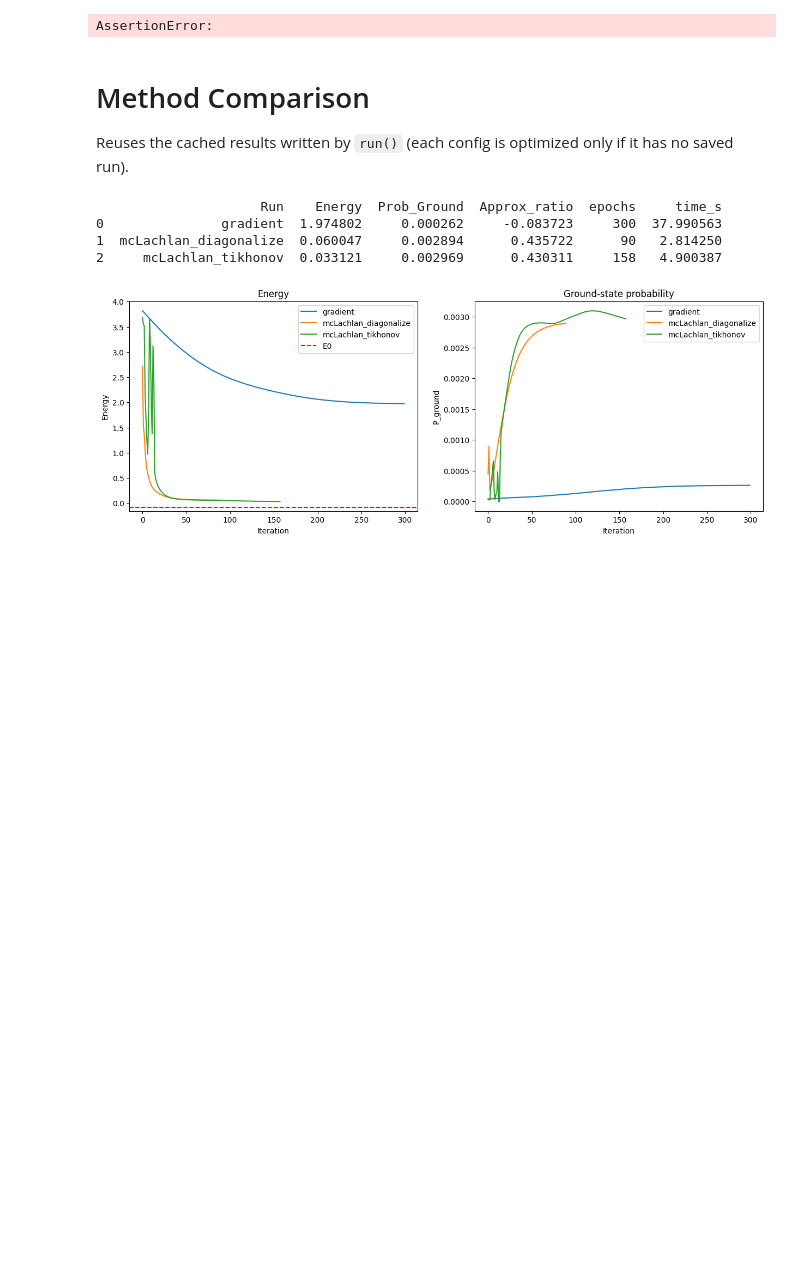
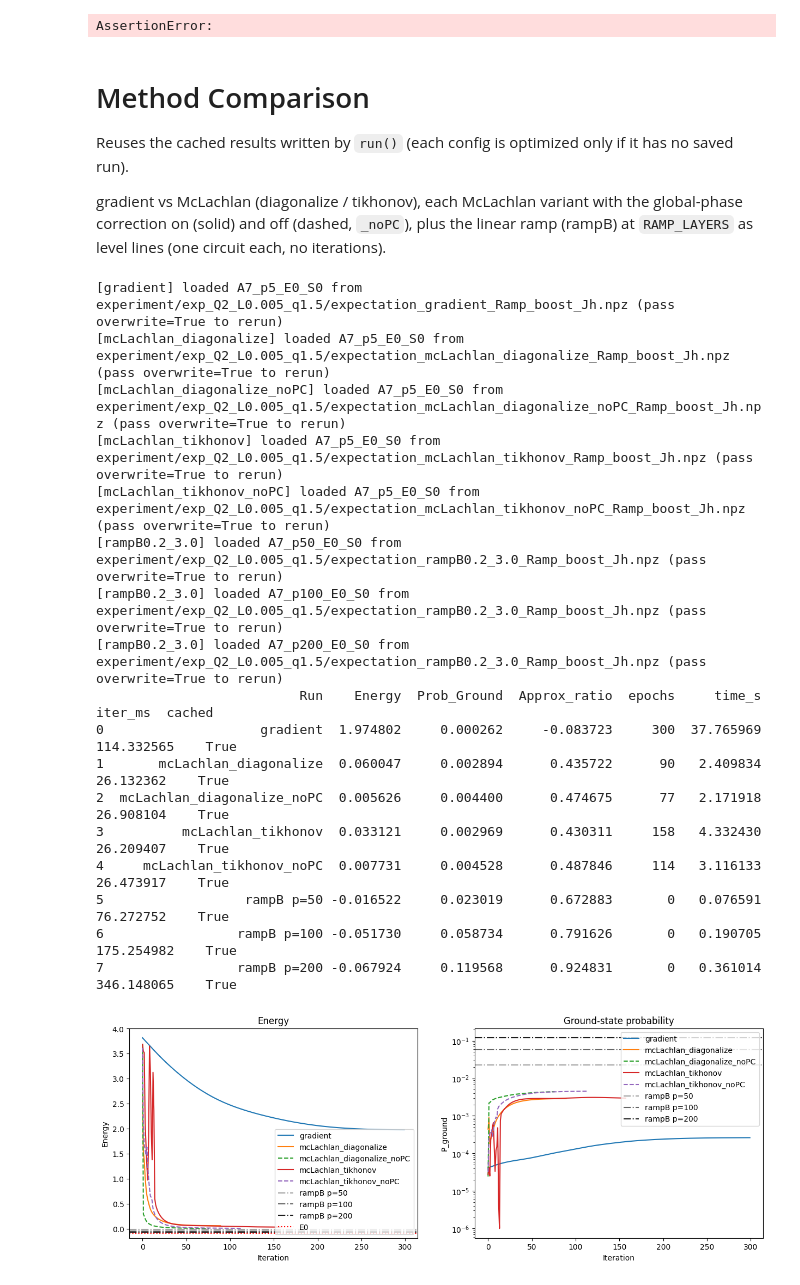
Before and after one commit to AndewNN/Quantum_Computing, a Jupyter notebook: VarQITE/torch.ipynb, the cells around one changed output. Drawn from its saved outputs; the diff is of its cells as text; code cells hidden in the pictures; blank space fills up the shorter version.

```diff
--- a/VarQITE/torch.ipynb
+++ b/VarQITE/torch.ipynb
@@ -244,9 +254,12 @@ initial parameters: [0.6, 1.2, 1.8, 2.4, 3.0, 1.5, 1.2, 0.9, 0.6, 0.3]
 axes_flip = tuple(range(n_qubit - 1, -1, -1))
 dim = 1 << n_qubit
 
+def get_psi_p(params, p):
+    psi = np.array(cudaq.get_state(kernel_qaoa_X, params, int(n_qubit), int(p), idx_1_use, coeff_1_use, idx_2_a_use, idx_2_b_use, coeff_2_use))
+    return psi.reshape([2] * n_qubit).transpose(axes_flip).ravel().astype(np.complex128)
+
 def get_psi(params):
-    psi = np.array(cudaq.get_state(kernel_qaoa_X, params, *ansatz_fixed_param))
-    return psi.reshape([2] * n_qubit).transpose(axes_flip).ravel().astype(np.complex128)
+    return get_psi_p(params, layer_count)
 
 def metrics(psi):
     prob = np.abs(psi) ** 2
@@ -365,9 +378,10 @@ def dpsi_all_analytic(params):
 def dpsi_all(params):
     return dpsi_all_analytic(params) if ANALYTIC_DERIV else dpsi_all_fd(params)
 
-def build_A_C(psi, dps):
+def build_A_C(psi, dps, phase_correction=None):
+    phase_correction = PHASE_CORRECTION if phase_correction is None else phase_correction
     A = np.real(dps.conj() @ dps.T)
-    if PHASE_CORRECTION:
+    if phase_correction:
         v = dps.conj() @ psi
         A -= np.real(np.outer(v, v.conj()))
     C = -np.real(dps.conj() @ (diag_H * psi))
@@ -398,8 +412,9 @@ max |analytic dpsi - FD dpsi| : 5.982698893118115e-08
 FD       dpsi: 162.61 ms
 analytic dpsi: 7.96 ms
 # %%
-def optimize_mcLachlan(params_init, inverse=None, pbar=True):
+def optimize_mcLachlan(params_init, inverse=None, phase_correction=None, pbar=True):
     inverse = INVERSE_METHOD if inverse is None else inverse
+    phase_correction = PHASE_CORRECTION if phase_correction is None else phase_correction
     params = params_init.copy()
     history, iter_times = [], []
     last_f, cou_con, num_iter = None, 0, 0
@@ -408,7 +423,7 @@ def optimize_mcLachlan(params_init, inverse=None, pbar=True):
     for it in pbar_it:
         st_it = time.perf_counter()
         dps = dpsi_all(params)
-        A, C = build_A_C(psi, dps)
+        A, C = build_A_C(psi, dps, phase_correction)
         theta_dot = solve_theta_dot(A, C, inverse)
         params += DTAU * theta_dot
         psi = get_psi(params)
@@ -676,33 +810,57 @@ AssertionError:
 # Method Comparison
 
 Reuses the cached results written by `run()` (each config is optimized only if it has no saved run).
+
+gradient vs McLachlan (diagonalize / tikhonov), each McLachlan variant with the global-phase correction on (solid) and off (dashed, `_noPC`),
+plus the linear ramp (rampB) at `RAMP_LAYERS` as level lines (one circuit each, no iterations).
 # %%
-compare_configs = [("gradient", None), ("mcLachlan", "diagonalize"), ("mcLachlan", "tikhonov")]
+compare_configs = [("gradient", None, None),
+                   ("mcLachlan", "diagonalize", True), ("mcLachlan", "diagonalize", False),
+                   ("mcLachlan", "tikhonov", True), ("mcLachlan", "tikhonov", False)]
 runs = {}
-for method, inv in compare_configs:
-    r = run(method=method, inverse=inv, overwrite=False)
+for method, inv, pc in compare_configs:
+    r = run(method=method, inverse=inv, phase_correction=pc, overwrite=False)
     runs[r["tag"]] = r
+ramp_runs = {f"rampB p={p}": run(method="ramp", layer=p, overwrite=False) for p in RAMP_LAYERS}   # one circuit each
 
 rows = [[name, r["history"][-1, 0] * hamiltonian_boost, r["history"][-1, 3], r["history"][-1, 5],
          r["num_iter"], r["optim_time"], r["iter_times"].mean() * 1e3, r["loaded"]]
-        for name, r in runs.items()]
+        for name, r in {**runs, **ramp_runs}.items()]
 print(pd.DataFrame(rows, columns=["Run", "Energy", "Prob_Ground", "Approx_ratio", "epochs", "time_s", "iter_ms", "cached"]))
 
+ramp_colors = plt.cm.Greys(np.linspace(0.45, 0.9, len(ramp_runs)))
 plt.figure(figsize=(15, 5))
 plt.subplot(1, 2, 1)
 for name, r in runs.items():
-    plt.plot(r["history"][:, 0] * hamiltonian_boost, label=name)
-plt.axhline(y=E0, color="r", linestyle="--", label="E0")
+    plt.plot(r["history"][:, 0] * hamiltonian_boost, "--" if name.endswith("_noPC") else "-", label=name)
+for (name, r), c in zip(ramp_runs.items(), ramp_colors):
+    plt.axhline(y=r["history"][-1, 0] * hamiltonian_boost, color=c, linestyle="-.", label=name)
+plt.axhline(y=E0, color="r", linestyle=":", label="E0")
 plt.xlabel("Iteration"); plt.ylabel("Energy"); plt.title("Energy"); plt.legend()
 
 plt.subplot(1, 2, 2)
 for name, r in runs.items():
-    plt.plot(r["history"][:, 3], label=name)
-plt.xlabel("Iteration"); plt.ylabel("P_ground"); plt.title("Ground-state probability"); plt.legend()
+    plt.plot(r["history"][:, 3], "--" if name.endswith("_noPC") else "-", label=name)
+for (name, r), c in zip(ramp_runs.items(), ramp_colors):
+    plt.axhline(y=r["history"][-1, 3], color=c, linestyle="-.", label=name)
+plt.yscale("log"); plt.xlabel("Iteration"); plt.ylabel("P_ground"); plt.title("Ground-state probability"); plt.legend()
 plt.show()
 # %% [output]
-                     Run    Energy  Prob_Ground  Approx_ratio  epochs     time_s
-0               gradient  1.974802     0.000262     -0.083723     300  37.990563
-1  mcLachlan_diagonalize  0.060047     0.002894      0.435722      90   2.814250
-2     mcLachlan_tikhonov  0.033121     0.002969      0.430311     158   4.900387
+[gradient] loaded A7_p5_E0_S0 from experiment/exp_Q2_L0.005_q1.5/expectation_gradient_Ramp_boost_Jh.npz (pass overwrite=True to rerun)
+[mcLachlan_diagonalize] loaded A7_p5_E0_S0 from experiment/exp_Q2_L0.005_q1.5/expectation_mcLachlan_diagonalize_Ramp_boost_Jh.npz (pass overwrite=True to rerun)
+[mcLachlan_diagonalize_noPC] loaded A7_p5_E0_S0 from experiment/exp_Q2_L0.005_q1.5/expectation_mcLachlan_diagonalize_noPC_Ramp_boost_Jh.npz (pass overwrite=True to rerun)
+[mcLachlan_tikhonov] loaded A7_p5_E0_S0 from experiment/exp_Q2_L0.005_q1.5/expectation_mcLachlan_tikhonov_Ramp_boost_Jh.npz (pass overwrite=True to rerun)
+[mcLachlan_tikhonov_noPC] loaded A7_p5_E0_S0 from experiment/exp_Q2_L0.005_q1.5/expectation_mcLachlan_tikhonov_noPC_Ramp_boost_Jh.npz (pass overwrite=True to rerun)
+[rampB0.2_3.0] loaded A7_p50_E0_S0 from experiment/exp_Q2_L0.005_q1.5/expectation_rampB0.2_3.0_Ramp_boost_Jh.npz (pass overwrite=True to rerun)
+[rampB0.2_3.0] loaded A7_p100_E0_S0 from experiment/exp_Q2_L0.005_q1.5/expectation_rampB0.2_3.0_Ramp_boost_Jh.npz (pass overwrite=True to rerun)
+[rampB0.2_3.0] loaded A7_p200_E0_S0 from experiment/exp_Q2_L0.005_q1.5/expectation_rampB0.2_3.0_Ramp_boost_Jh.npz (pass overwrite=True to rerun)
+                          Run    Energy  Prob_Ground  Approx_ratio  epochs     time_s     iter_ms  cached
+0                    gradient  1.974802     0.000262     -0.083723     300  37.765969  114.332565    True
+1       mcLachlan_diagonalize  0.060047     0.002894      0.435722      90   2.409834   26.132362    True
+2  mcLachlan_diagonalize_noPC  0.005626     0.004400      0.474675      77   2.171918   26.908104    True
+3          mcLachlan_tikhonov  0.033121     0.002969      0.430311     158   4.332430   26.209407    True
+4     mcLachlan_tikhonov_noPC  0.007731     0.004528      0.487846     114   3.116133   26.473917    True
+5                  rampB p=50 -0.016522     0.023019      0.672883       0   0.076591   76.272752    True
+6                 rampB p=100 -0.051730     0.058734      0.791626       0   0.190705  175.254982    True
+7                 rampB p=200 -0.067924     0.119568      0.924831       0   0.361014  346.148065    True
-[figure, old version]
+[figure, new version]
```
Also changed, not shown: parts of 13 cells of this notebook, 1 other file.
